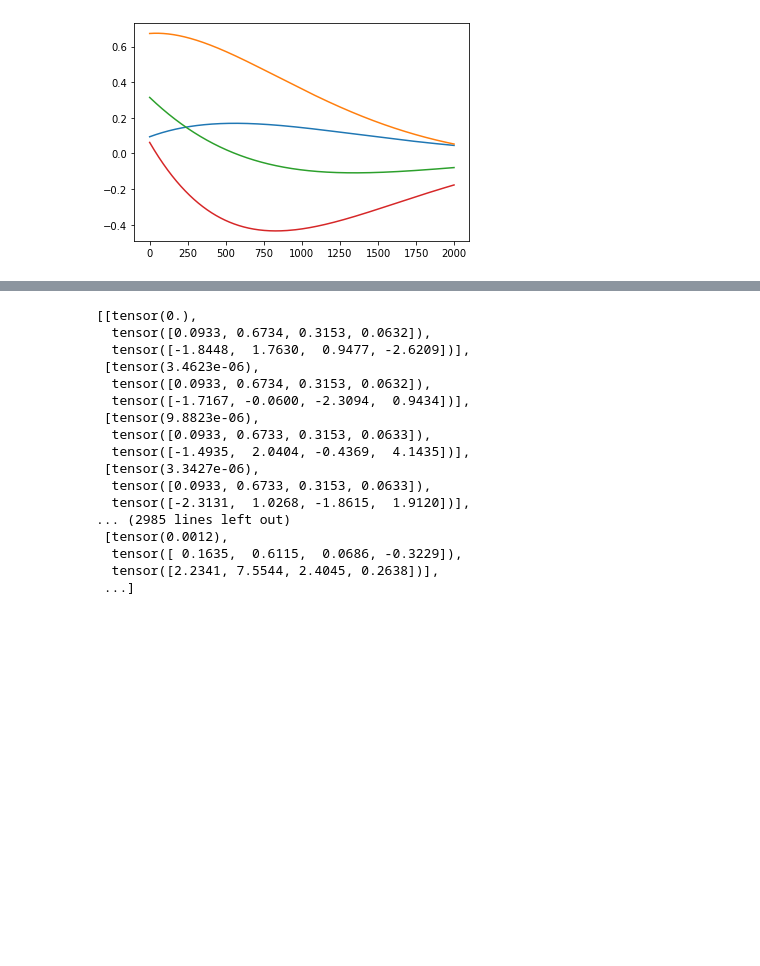
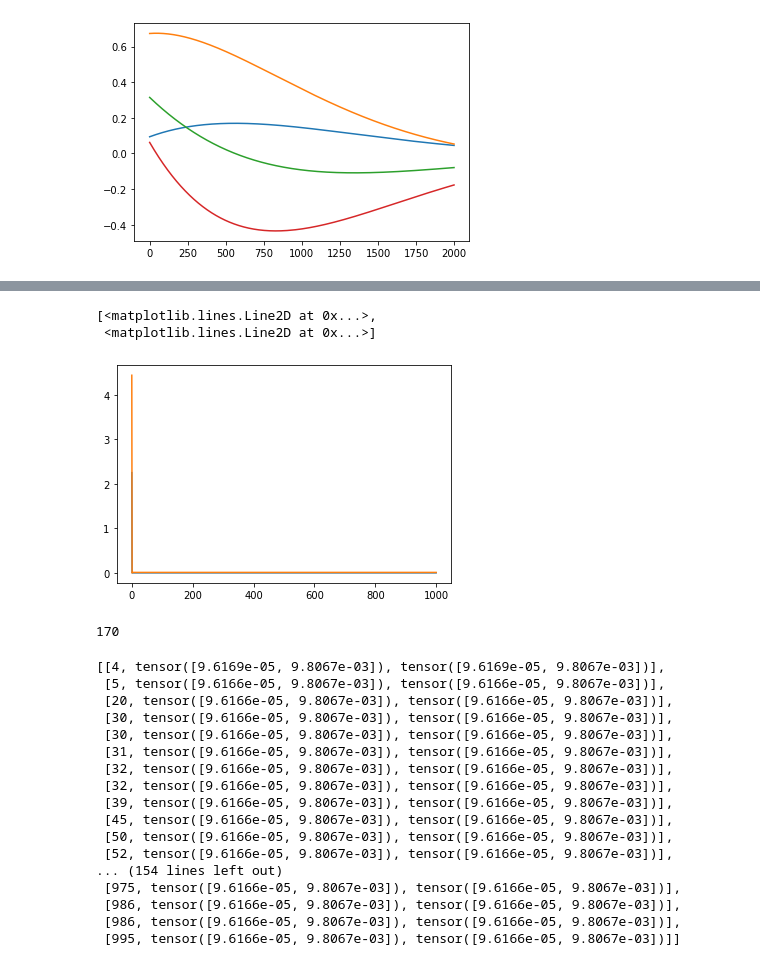
Before and after one commit to massastrello/PDMP-ID, a Jupyter notebook: pyPDMP/notebooks/System class tests.ipynb, the cells around one changed output, grey strips where cells are left out. Saved outputs shown, nothing was run; the diff lists cells and outputs as text; code cells hidden in the pictures; blank space fills up the shorter version.

Commit message:
org: more fixes for LinStochasticSystem

```diff
--- a/pyPDMP/notebooks/System class tests.ipynb
+++ b/pyPDMP/notebooks/System class tests.ipynb
@@ -35,3 +35,8 @@ for j in range(x0.size(0)):
     plt.plot([traj[i][j] for i in range(len(traj))])
 # %% [output]
 [figure]
+# %%
+m = LinearStochasticSystem(k=2, b=2, lambd=0.99, mu_jump=0.3, std_jump=1, std_s=5)
+x0 = 10*torch.rand(2)
+
+sol = m.trajectory(x0, 10, 1000)
@@ -38,20 +61,30 @@ for j in range(x0.size(0)):
+# %%
+plt.plot(sol.numpy())
+# %% [output]
+[<matplotlib.lines.Line2D at 0x...>,
+ <matplotlib.lines.Line2D at 0x...>]
+[figure, added]
+# %%
+m.jcount
+# %% [output]
+170
 # %%
 m.log
 # %% [output]
-[[tensor(0.),
-  tensor([0.0933, 0.6734, 0.3153, 0.0632]),
-  tensor([-1.8448,  1.7630,  0.9477, -2.6209])],
- [tensor(3.4623e-06),
-  tensor([0.0933, 0.6734, 0.3153, 0.0632]),
-  tensor([-1.7167, -0.0600, -2.3094,  0.9434])],
- [tensor(9.8823e-06),
-  tensor([0.0933, 0.6733, 0.3153, 0.0633]),
-  tensor([-1.4935,  2.0404, -0.4369,  4.1435])],
- [tensor(3.3427e-06),
-  tensor([0.0933, 0.6733, 0.3153, 0.0633]),
-  tensor([-2.3131,  1.0268, -1.8615,  1.9120])],
-... (2985 lines left out)
- [tensor(0.0012),
-  tensor([ 0.1635,  0.6115,  0.0686, -0.3229]),
-  tensor([2.2341, 7.5544, 2.4045, 0.2638])],
- ...]
+[[4, tensor([9.6169e-05, 9.8067e-03]), tensor([9.6169e-05, 9.8067e-03])],
+ [5, tensor([9.6166e-05, 9.8067e-03]), tensor([9.6166e-05, 9.8067e-03])],
+ [20, tensor([9.6166e-05, 9.8067e-03]), tensor([9.6166e-05, 9.8067e-03])],
+ [30, tensor([9.6166e-05, 9.8067e-03]), tensor([9.6166e-05, 9.8067e-03])],
+ [30, tensor([9.6166e-05, 9.8067e-03]), tensor([9.6166e-05, 9.8067e-03])],
+ [31, tensor([9.6166e-05, 9.8067e-03]), tensor([9.6166e-05, 9.8067e-03])],
+ [32, tensor([9.6166e-05, 9.8067e-03]), tensor([9.6166e-05, 9.8067e-03])],
+ [32, tensor([9.6166e-05, 9.8067e-03]), tensor([9.6166e-05, 9.8067e-03])],
+ [39, tensor([9.6166e-05, 9.8067e-03]), tensor([9.6166e-05, 9.8067e-03])],
+ [45, tensor([9.6166e-05, 9.8067e-03]), tensor([9.6166e-05, 9.8067e-03])],
+ [50, tensor([9.6166e-05, 9.8067e-03]), tensor([9.6166e-05, 9.8067e-03])],
+ [52, tensor([9.6166e-05, 9.8067e-03]), tensor([9.6166e-05, 9.8067e-03])],
+... (154 lines left out)
+ [975, tensor([9.6166e-05, 9.8067e-03]), tensor([9.6166e-05, 9.8067e-03])],
+ [986, tensor([9.6166e-05, 9.8067e-03]), tensor([9.6166e-05, 9.8067e-03])],
+ [986, tensor([9.6166e-05, 9.8067e-03]), tensor([9.6166e-05, 9.8067e-03])],
+ [995, tensor([9.6166e-05, 9.8067e-03]), tensor([9.6166e-05, 9.8067e-03])]]
```
Also changed, not shown: parts of 2 cells of this notebook, 1 other file.
